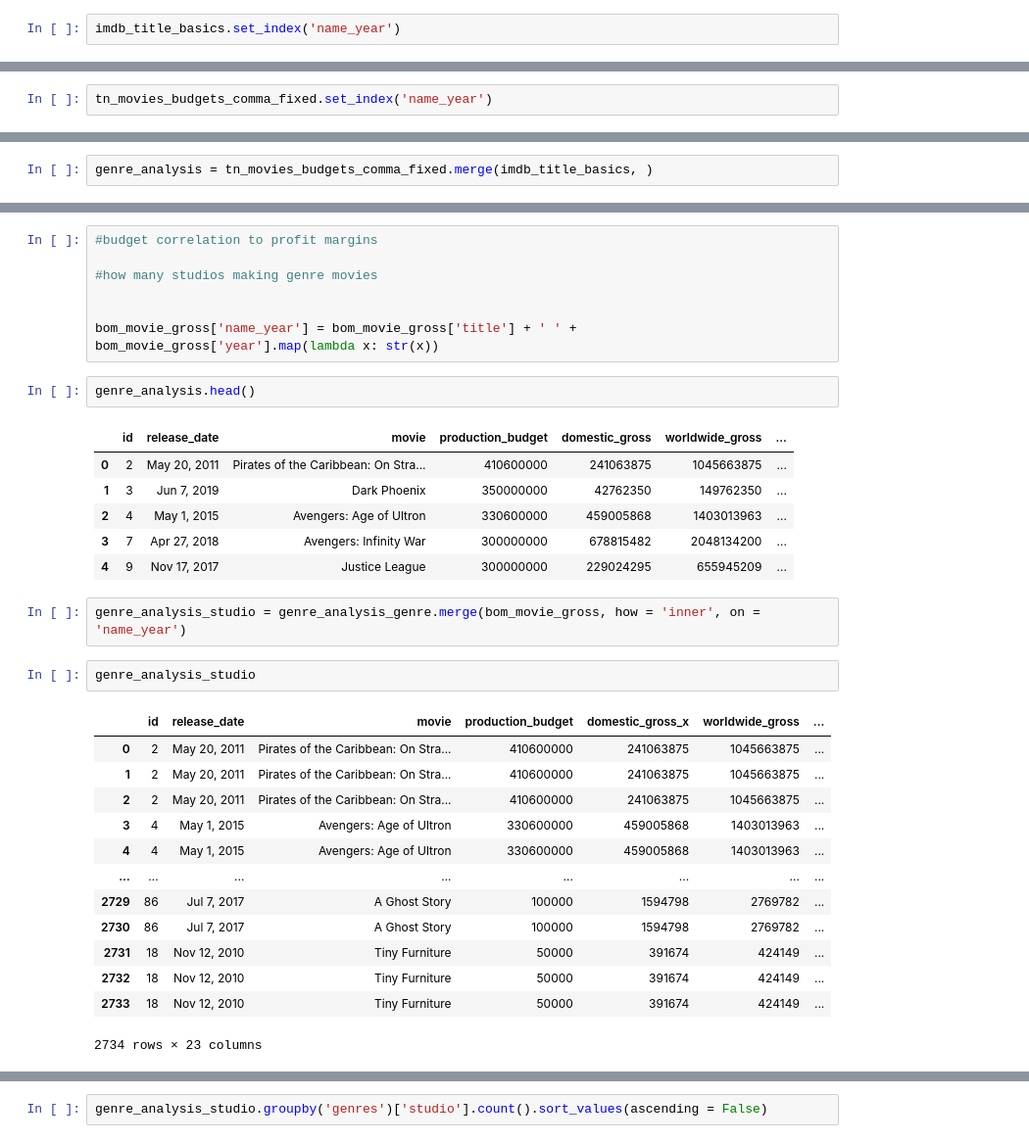
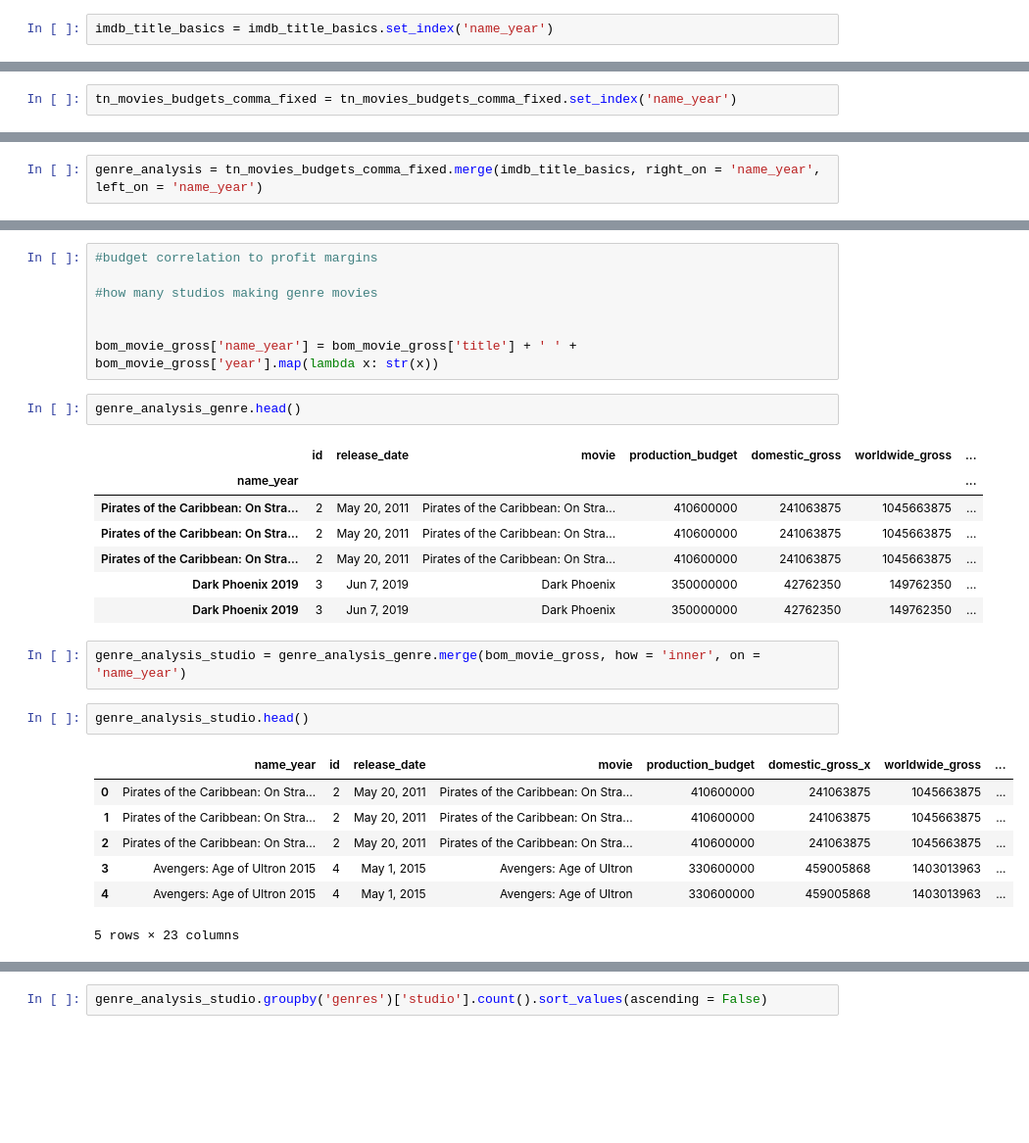
Before and after one commit to FeritYikar/ds-phase1-project, a Jupyter notebook: Ferit.ipynb, the cells around one changed output, grey strips where cells are left out. Shown: that part at 98% size. Saved outputs shown, nothing was run; the diff lists cells and outputs as text; blank space fills up the shorter version.

```diff
--- a/Ferit.ipynb
+++ b/Ferit.ipynb
@@ -175,4 +167,4 @@ Data columns (total 7 columns):
 dtypes: float64(1), int64(1), object(5)
 memory usage: 7.8+ MB
 # %%
-imdb_title_basics.set_index('name_year')
+imdb_title_basics = imdb_title_basics.set_index('name_year')
@@ -211,4 +188,4 @@ Data columns (total 9 columns):
 dtypes: float64(1), int64(4), object(4)
 memory usage: 406.7+ KB
 # %%
-tn_movies_budgets_comma_fixed.set_index('name_year')
+tn_movies_budgets_comma_fixed = tn_movies_budgets_comma_fixed.set_index('name_year')
@@ -230,5 +209,5 @@ tn_movies_budgets_comma_fixed.set_index('name_year')
 # %%
-genre_analysis = tn_movies_budgets_comma_fixed.merge(imdb_title_basics, )
+genre_analysis = tn_movies_budgets_comma_fixed.merge(imdb_title_basics, right_on = 'name_year', left_on = 'name_year')
 # %%
 genre_analysis.head()
 # %% [output]
@@ -523,29 +434,24 @@ horror_movies.plot()
 
 bom_movie_gross['name_year'] = bom_movie_gross['title'] + ' ' + bom_movie_gross['year'].map(lambda x: str(x))
 # %%
-genre_analysis.head()
+genre_analysis_genre.head()
 # %% [output]
 |  | id | release_date | movie | production_budget | domestic_gross | worldwide_gross | ... |
-| 0 | 2 | May 20, 2011 | Pirates of the Caribbean: On Stra... | 410600000 | 241063875 | 1045663875 | ... |
-| 1 | 3 | Jun 7, 2019 | Dark Phoenix | 350000000 | 42762350 | 149762350 | ... |
-| 2 | 4 | May 1, 2015 | Avengers: Age of Ultron | 330600000 | 459005868 | 1403013963 | ... |
-| 3 | 7 | Apr 27, 2018 | Avengers: Infinity War | 300000000 | 678815482 | 2048134200 | ... |
-| 4 | 9 | Nov 17, 2017 | Justice League | 300000000 | 229024295 | 655945209 | ... |
+| name_year |  |  |  |  |  |  | ... |
+| Pirates of the Caribbean: On Stra... | 2 | May 20, 2011 | Pirates of the Caribbean: On Stra... | 410600000 | 241063875 | 1045663875 | ... |
+| Pirates of the Caribbean: On Stra... | 2 | May 20, 2011 | Pirates of the Caribbean: On Stra... | 410600000 | 241063875 | 1045663875 | ... |
+| Pirates of the Caribbean: On Stra... | 2 | May 20, 2011 | Pirates of the Caribbean: On Stra... | 410600000 | 241063875 | 1045663875 | ... |
+| Dark Phoenix 2019 | 3 | Jun 7, 2019 | Dark Phoenix | 350000000 | 42762350 | 149762350 | ... |
+| Dark Phoenix 2019 | 3 | Jun 7, 2019 | Dark Phoenix | 350000000 | 42762350 | 149762350 | ... |
 # %%
 genre_analysis_studio = genre_analysis_genre.merge(bom_movie_gross, how = 'inner', on = 'name_year')
 # %%
-genre_analysis_studio
+genre_analysis_studio.head()
 # %% [output]
-|  | id | release_date | movie | production_budget | domestic_gross_x | worldwide_gross | ... |
-| 0 | 2 | May 20, 2011 | Pirates of the Caribbean: On Stra... | 410600000 | 241063875 | 1045663875 | ... |
-| 1 | 2 | May 20, 2011 | Pirates of the Caribbean: On Stra... | 410600000 | 241063875 | 1045663875 | ... |
-| 2 | 2 | May 20, 2011 | Pirates of the Caribbean: On Stra... | 410600000 | 241063875 | 1045663875 | ... |
-| 3 | 4 | May 1, 2015 | Avengers: Age of Ultron | 330600000 | 459005868 | 1403013963 | ... |
-| 4 | 4 | May 1, 2015 | Avengers: Age of Ultron | 330600000 | 459005868 | 1403013963 | ... |
-| ... | ... | ... | ... | ... | ... | ... | ... |
-| 2729 | 86 | Jul 7, 2017 | A Ghost Story | 100000 | 1594798 | 2769782 | ... |
-| 2730 | 86 | Jul 7, 2017 | A Ghost Story | 100000 | 1594798 | 2769782 | ... |
-| 2731 | 18 | Nov 12, 2010 | Tiny Furniture | 50000 | 391674 | 424149 | ... |
-| 2732 | 18 | Nov 12, 2010 | Tiny Furniture | 50000 | 391674 | 424149 | ... |
-| 2733 | 18 | Nov 12, 2010 | Tiny Furniture | 50000 | 391674 | 424149 | ... |
+|  | name_year | id | release_date | movie | production_budget | domestic_gross_x | worldwide_gross | ... |
+| 0 | Pirates of the Caribbean: On Stra... | 2 | May 20, 2011 | Pirates of the Caribbean: On Stra... | 410600000 | 241063875 | 1045663875 | ... |
+| 1 | Pirates of the Caribbean: On Stra... | 2 | May 20, 2011 | Pirates of the Caribbean: On Stra... | 410600000 | 241063875 | 1045663875 | ... |
+| 2 | Pirates of the Caribbean: On Stra... | 2 | May 20, 2011 | Pirates of the Caribbean: On Stra... | 410600000 | 241063875 | 1045663875 | ... |
+| 3 | Avengers: Age of Ultron 2015 | 4 | May 1, 2015 | Avengers: Age of Ultron | 330600000 | 459005868 | 1403013963 | ... |
+| 4 | Avengers: Age of Ultron 2015 | 4 | May 1, 2015 | Avengers: Age of Ultron | 330600000 | 459005868 | 1403013963 | ... |
-2734 rows × 23 columns
+5 rows × 23 columns
```
Also changed, not shown: parts of 31 cells of this notebook.
